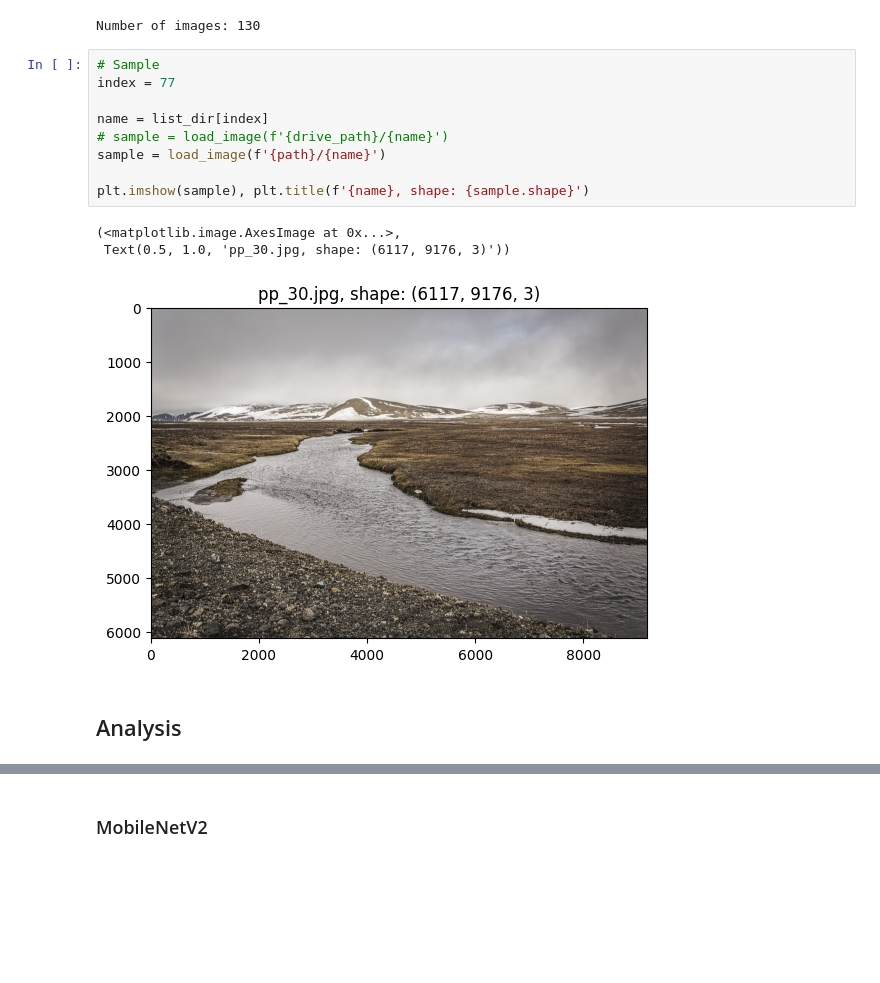
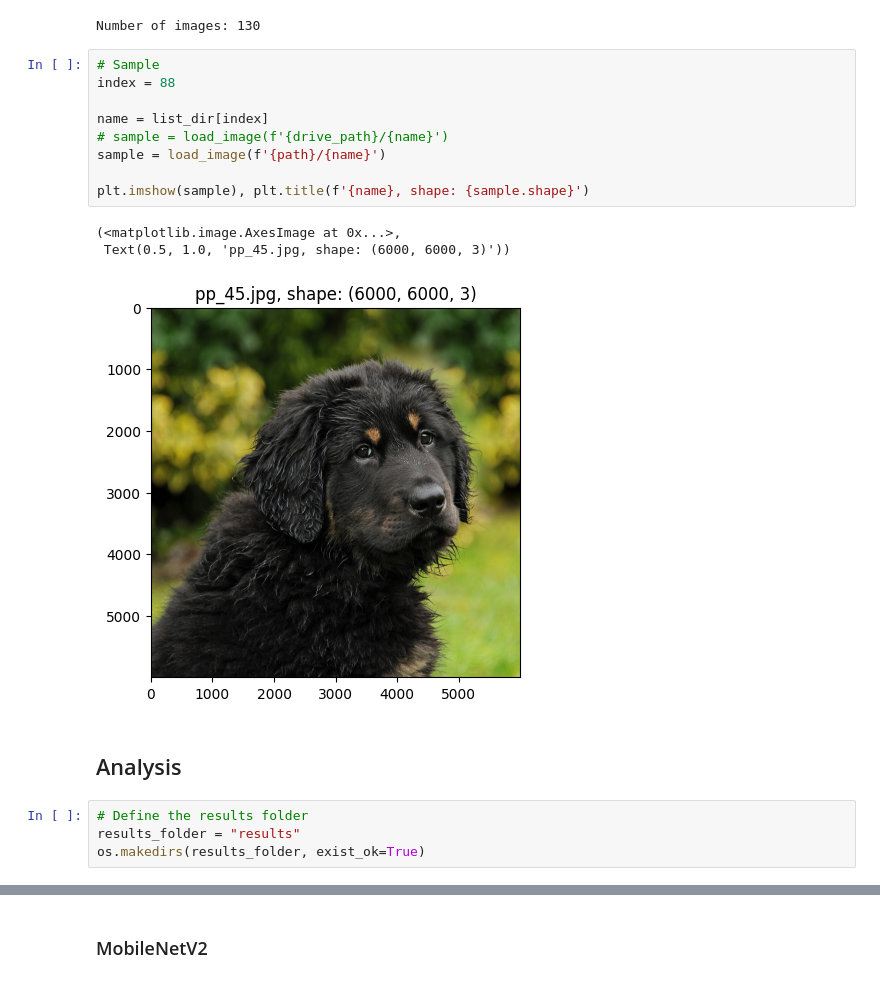
Before and after one commit to Todmount/wicca, a Jupyter notebook: demo.ipynb, the cells around one changed output, grey strips where cells are left out. Drawn from its saved outputs; the diff is of its cells as text; blank space fills up the shorter version.

```diff
--- a/demo.ipynb
+++ b/demo.ipynb
@@ -56,17 +58,21 @@ print('Number of images:', len(list_dir))
 Number of images: 130
 # %%
 # Sample
-index = 77
+index = 88
 
 name = list_dir[index]
 # sample = load_image(f'{drive_path}/{name}')
 sample = load_image(f'{path}/{name}')
 
 plt.imshow(sample), plt.title(f'{name}, shape: {sample.shape}')
 # %% [output]
 (<matplotlib.image.AxesImage at 0x...>,
- Text(0.5, 1.0, 'pp_30.jpg, shape: (6117, 9176, 3)'))
+ Text(0.5, 1.0, 'pp_45.jpg, shape: (6000, 6000, 3)'))
-[figure, old version]
+[figure, new version]
 # %% [markdown]
 ## Analysis
+# %%
+# Define the results folder
+results_folder = "results"
+os.makedirs(results_folder, exist_ok=True)
 # %%
```
Also changed, not shown: parts of 2 cells of this notebook.
